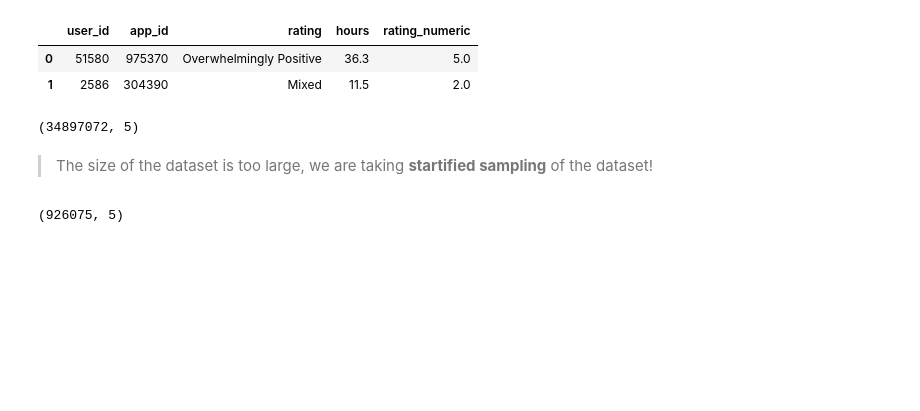
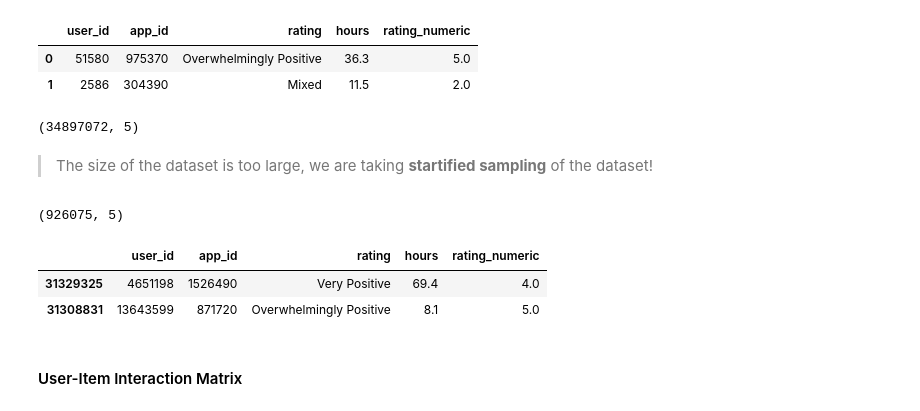
Before and after one commit to Darknight47/Data-Science-Project-02, a Jupyter notebook: steam_game_recommendation.ipynb, the cells around one changed output. Saved outputs shown, nothing was run; the diff lists cells and outputs as text; code cells hidden in the pictures; blank space fills up the shorter version.

Commit message:
user-item

```diff
--- a/steam_game_recommendation.ipynb
+++ b/steam_game_recommendation.ipynb
@@ -604,3 +606,11 @@ sampled_df, _ = train_test_split(
 sampled_df.shape
 # %% [output]
 (926075, 5)
+# %%
+sampled_df.head(2)
+# %% [output]
+|  | user_id | app_id | rating | hours | rating_numeric |
+| 31329325 | 4651198 | 1526490 | Very Positive | 69.4 | 4.0 |
+| 31308831 | 13643599 | 871720 | Overwhelmingly Positive | 8.1 | 5.0 |
+# %% [markdown]
+#### User-Item Interaction Matrix
```
Also changed, not shown: parts of 1 cell of this notebook.
